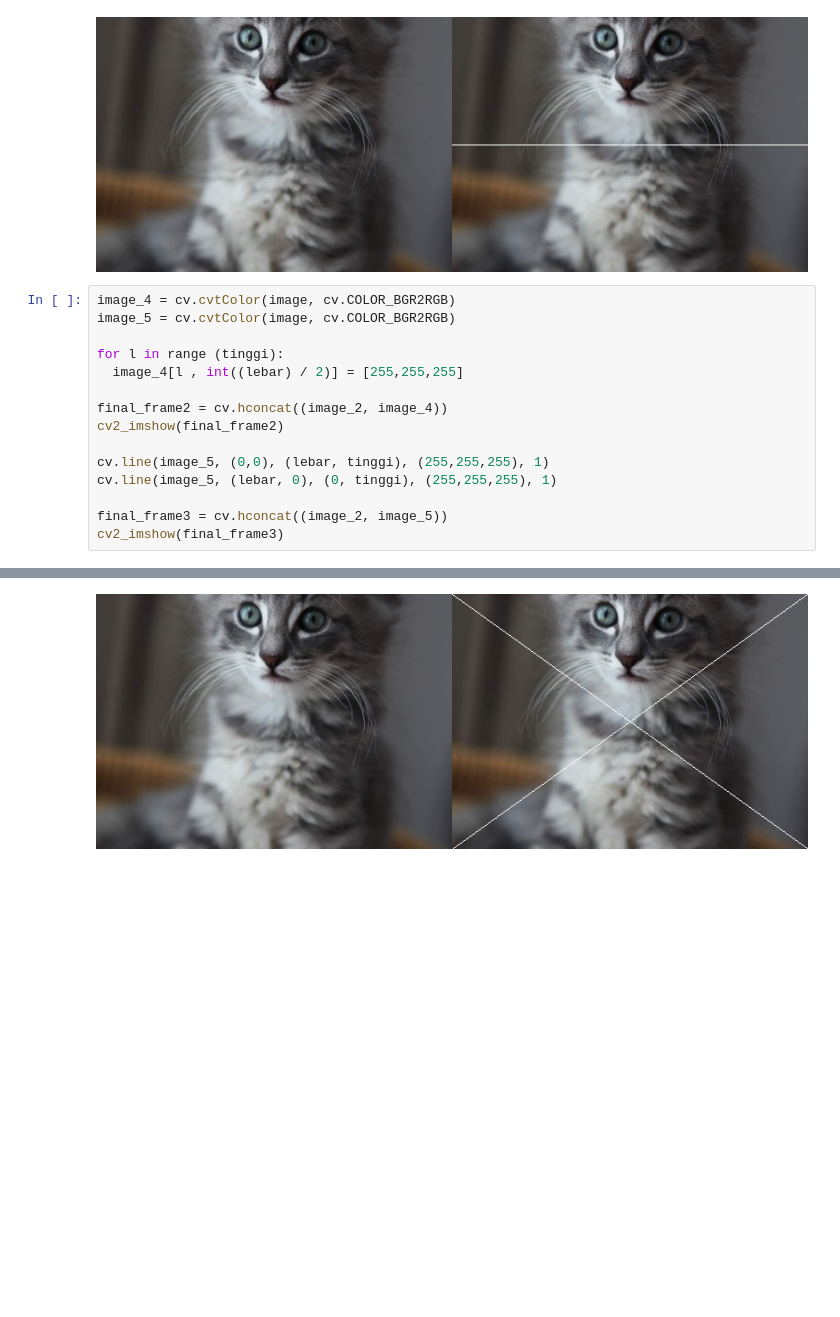
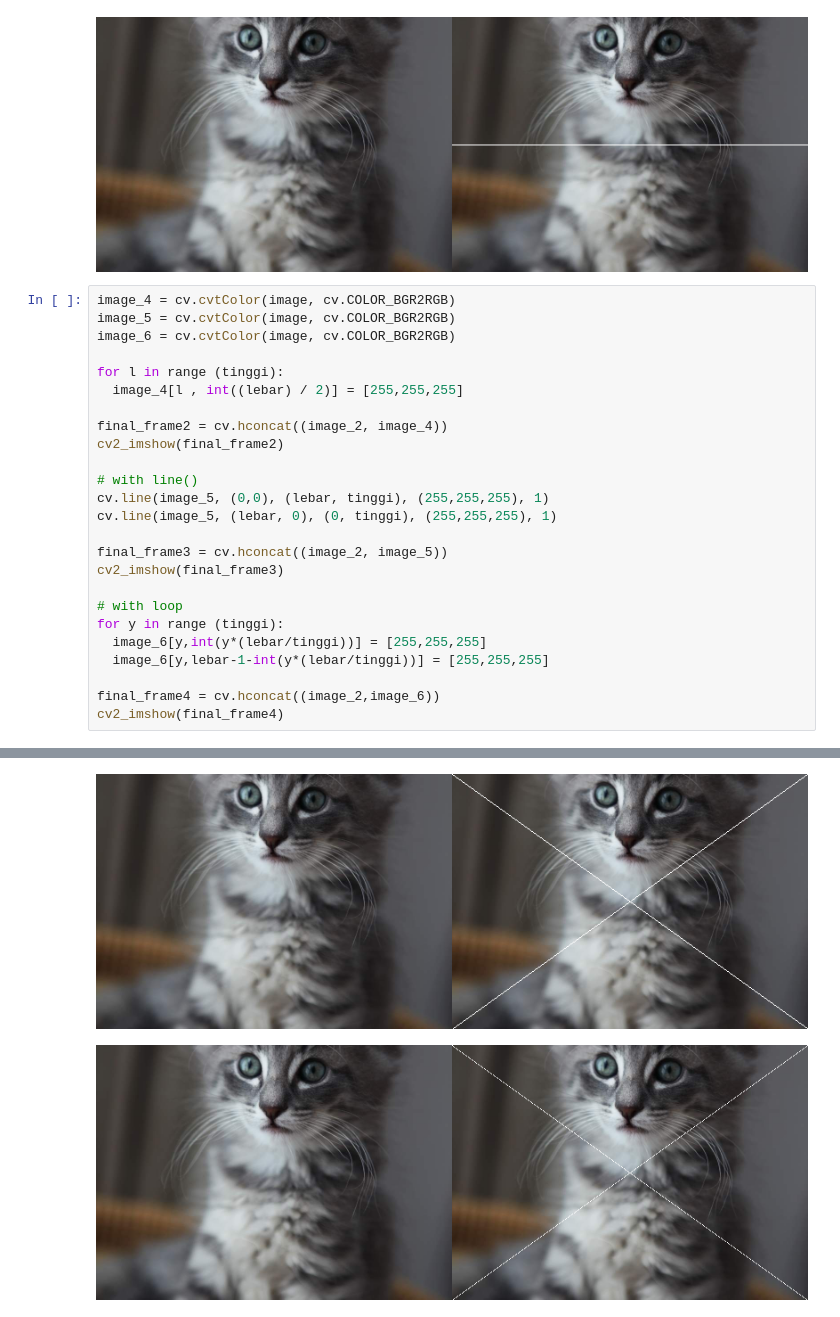
Before and after one commit to laudryfadian/PCVK_Laudry, a Jupyter notebook: Week1.ipynb, the cells around one changed output, grey strips where cells are left out. Drawn from its saved outputs; the diff is of its cells as text; blank space fills up the shorter version.

```diff
--- a/Week1.ipynb
+++ b/Week1.ipynb
@@ -45,18 +45,29 @@ cv2_imshow(final_frame)
 # %%
 image_4 = cv.cvtColor(image, cv.COLOR_BGR2RGB)
 image_5 = cv.cvtColor(image, cv.COLOR_BGR2RGB)
+image_6 = cv.cvtColor(image, cv.COLOR_BGR2RGB)
 
 for l in range (tinggi):
   image_4[l , int((lebar) / 2)] = [255,255,255]
 
 final_frame2 = cv.hconcat((image_2, image_4))
 cv2_imshow(final_frame2)
 
+# with line()
 cv.line(image_5, (0,0), (lebar, tinggi), (255,255,255), 1)
 cv.line(image_5, (lebar, 0), (0, tinggi), (255,255,255), 1)
 
 final_frame3 = cv.hconcat((image_2, image_5))
 cv2_imshow(final_frame3)
+
+# with loop
+for y in range (tinggi):
+  image_6[y,int(y*(lebar/tinggi))] = [255,255,255]
+  image_6[y,lebar-1-int(y*(lebar/tinggi))] = [255,255,255]
+
+final_frame4 = cv.hconcat((image_2,image_6))
+cv2_imshow(final_frame4)
 # %% [output]
 [figure]
 [figure]
+[figure, added]
```
